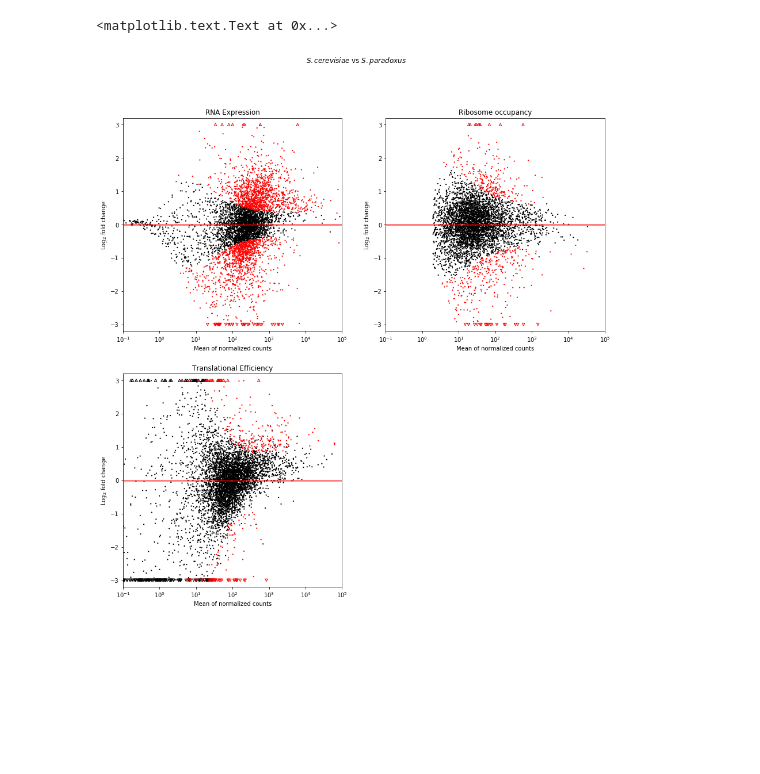
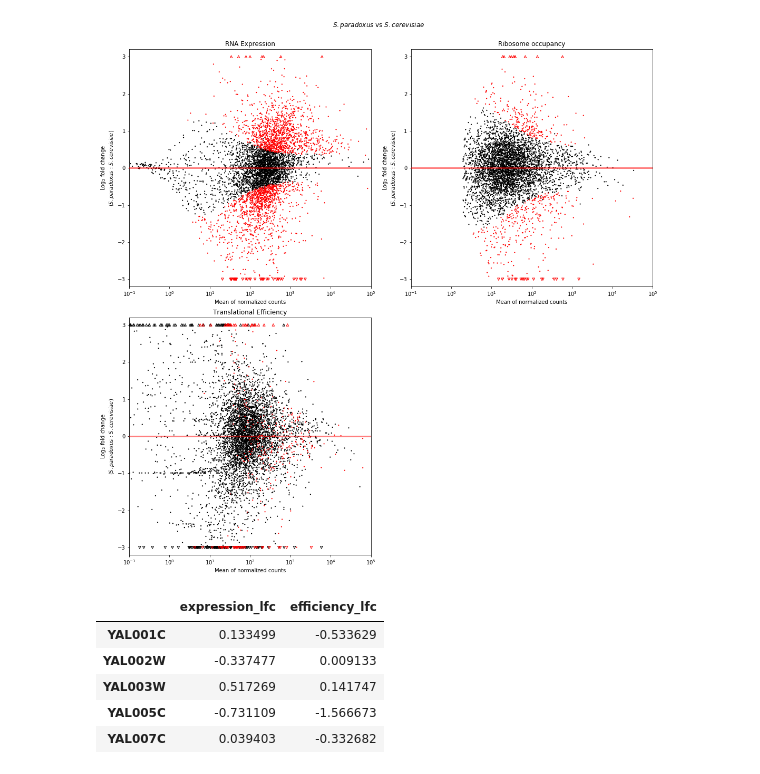
Before and after one commit to patelravip/BIOL8250-final, a Jupyter notebook: Process final results.ipynb, the cells around one changed output. Drawn from its saved outputs; the diff is of its cells as text; code cells hidden in the pictures; blank space fills up the shorter version.

```diff
--- a/Process final results.ipynb
+++ b/Process final results.ipynb
@@ -11,8 +11,6 @@ from scipy import stats
 import matplotlib as mpl
 from matplotlib import pyplot as plt
 %matplotlib inline
-# %%
-mpl.rc('text', usetex=False)
 # %%
 rna = pd.read_csv('rnaseq_results.txt', sep='\t')
 rna['expression_lfc'] = rna['log2FoldChange']
@@ -99,23 +97,35 @@ def plot_ma(data, ax=None, low_lfc=-3, high_lfc=3, p_thres=0.1, title=None):
     ax.set_xticklabels(['10$^{%d}$' % int(x) for x in xticks])
 
     ax.set_xlabel('Mean of normalized counts')
-    ax.set_ylabel('Log$_{2}$ fold change')
+    ax.set_ylabel('Log$_{2}$ fold change\n($\it{S.paradoxus}$ : $\it{S.cerevisiae}$)')
     if title:
         ax.set_title(title)
 # %%
 data = [rna,ribo,te]
 titles = ['RNA Expression', 'Ribosome occupancy', 'Translational Efficiency']
 
 fig,axesArray = plt.subplots(2,2, figsize=(15,15), facecolor='#FFFFFF')
 axes = np.ndarray.flatten(axesArray)
 
 for i,(df,title) in enumerate(zip(data,titles)):
     plot_ma(df, ax=axes[i], title=title)
 
 for ax in axes[len(data):]:
     ax.axis('off')
 
-fig.suptitle(r'$\it{S.cerevisiae}$ vs $\it{S.paradoxus}$')
+fig.suptitle(r'$\it{S.paradoxus}$ vs $\it{S.cerevisiae}$')
+plt.tight_layout()
+plt.subplots_adjust(top=0.93)
 # %% [output]
-<matplotlib.text.Text at 0x...>
-[figure, old version]
+[figure, new version]
+# %%
+## Summarize types of evolution
+comb = rna[['expression_lfc']].join(te[['efficiency_lfc']])
+comb.head()
+# %% [output]
+|  | expression_lfc | efficiency_lfc |
+| YAL001C | 0.133499 | -0.533629 |
+| YAL002W | -0.337477 | 0.009133 |
+| YAL003W | 0.517269 | 0.141747 |
+| YAL005C | -0.731109 | -1.566673 |
+| YAL007C | 0.039403 | -0.332682 |
```
Also changed, not shown: parts of 5 cells of this notebook, 3 other files.
